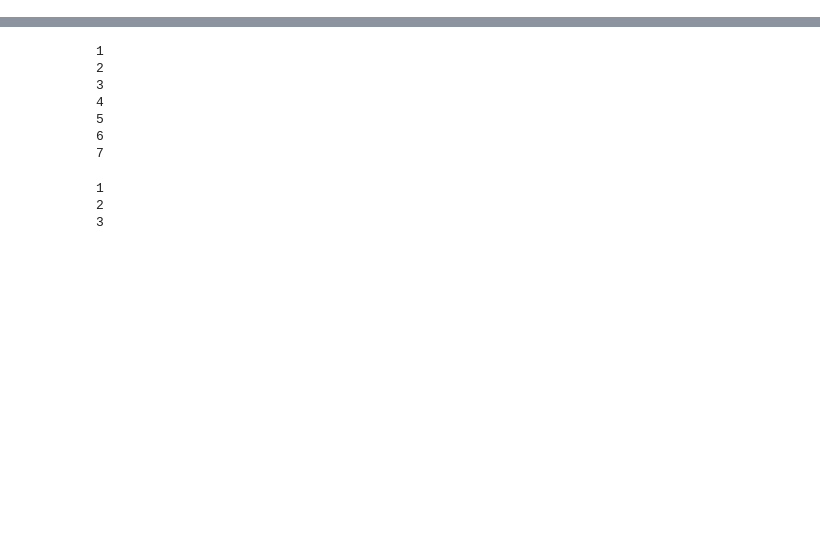
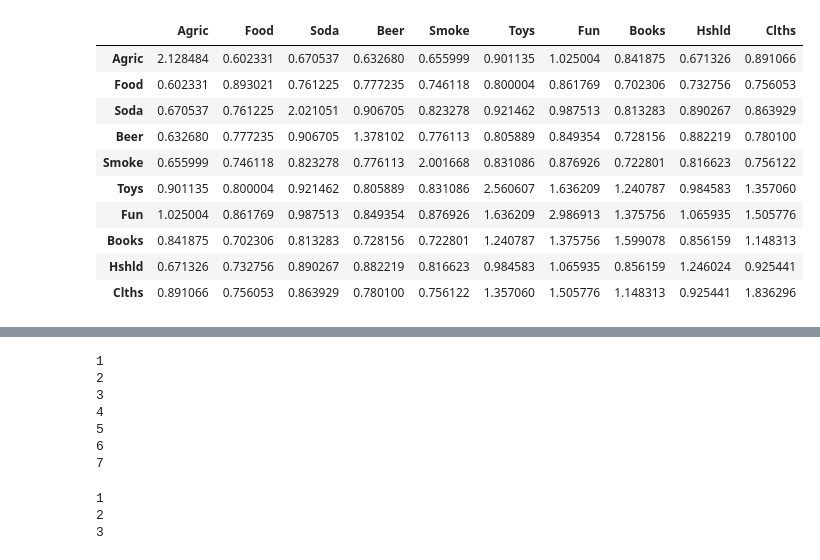
Before and after one commit to cvxgrp/cov_pred_finance, a Jupyter notebook: experiments/extensions/playground.ipynb, the cells around one changed output, grey strips where cells are left out. Saved outputs shown, nothing was run; the diff lists cells and outputs as text; code cells hidden in the pictures; blank space fills up the shorter version.

```diff
--- a/experiments/extensions/playground.ipynb
+++ b/experiments/extensions/playground.ipynb
@@ -17,0 +188,16 @@ returns = 100*pd.read_csv("../data/returns_large_universe.csv", index_col=0, par
+# %%
+Sigma_em = dict(em_regularize_covariance(Sigma, Sigma_reg))
+# %%
+Sigma_em["time"].F@Sigma_em["time"].F.T + np.diag(Sigma_em["time"].d)
+# %% [output]
+|  | Agric | Food | Soda | Beer | Smoke | Toys | Fun | Books | Hshld | Clths |
+| Agric | 2.128484 | 0.602331 | 0.670537 | 0.632680 | 0.655999 | 0.901135 | 1.025004 | 0.841875 | 0.671326 | 0.891066 |
+| Food | 0.602331 | 0.893021 | 0.761225 | 0.777235 | 0.746118 | 0.800004 | 0.861769 | 0.702306 | 0.732756 | 0.756053 |
+| Soda | 0.670537 | 0.761225 | 2.021051 | 0.906705 | 0.823278 | 0.921462 | 0.987513 | 0.813283 | 0.890267 | 0.863929 |
+| Beer | 0.632680 | 0.777235 | 0.906705 | 1.378102 | 0.776113 | 0.805889 | 0.849354 | 0.728156 | 0.882219 | 0.780100 |
+| Smoke | 0.655999 | 0.746118 | 0.823278 | 0.776113 | 2.001668 | 0.831086 | 0.876926 | 0.722801 | 0.816623 | 0.756122 |
+| Toys | 0.901135 | 0.800004 | 0.921462 | 0.805889 | 0.831086 | 2.560607 | 1.636209 | 1.240787 | 0.984583 | 1.357060 |
+| Fun | 1.025004 | 0.861769 | 0.987513 | 0.849354 | 0.876926 | 1.636209 | 2.986913 | 1.375756 | 1.065935 | 1.505776 |
+| Books | 0.841875 | 0.702306 | 0.813283 | 0.728156 | 0.722801 | 1.240787 | 1.375756 | 1.599078 | 0.856159 | 1.148313 |
+| Hshld | 0.671326 | 0.732756 | 0.890267 | 0.882219 | 0.816623 | 0.984583 | 1.065935 | 0.856159 | 1.246024 | 0.925441 |
+| Clths | 0.891066 | 0.756053 | 0.863929 | 0.780100 | 0.756122 | 1.357060 | 1.505776 | 1.148313 | 0.925441 | 1.836296 |
```
Also changed, not shown: parts of 31 cells of this notebook, 21 other files.
